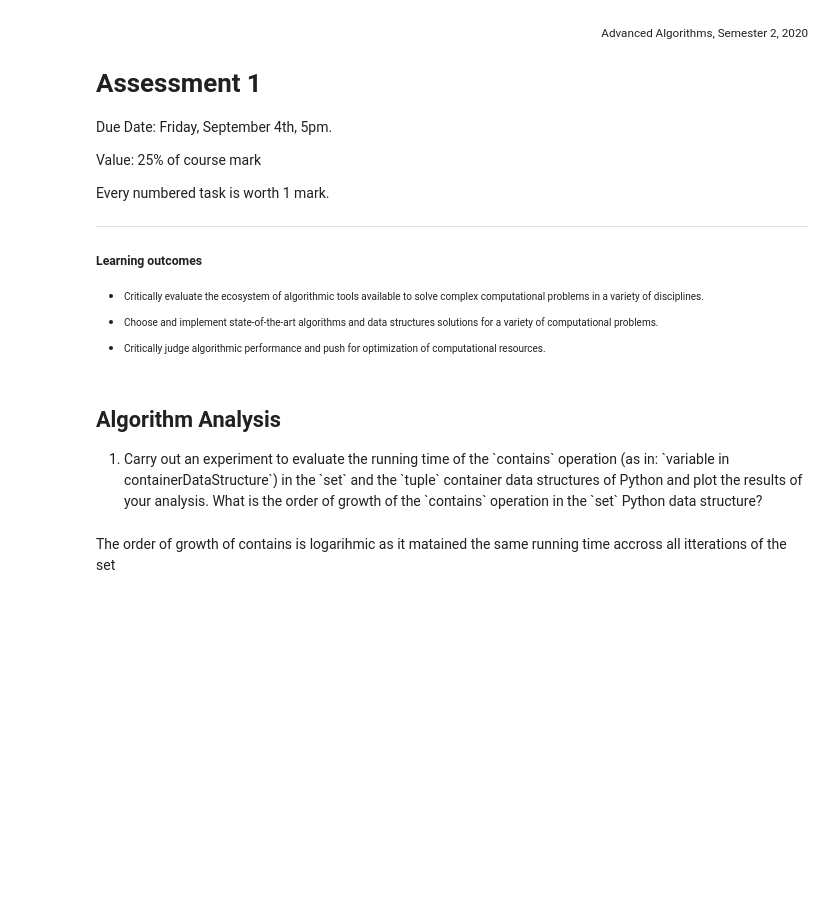
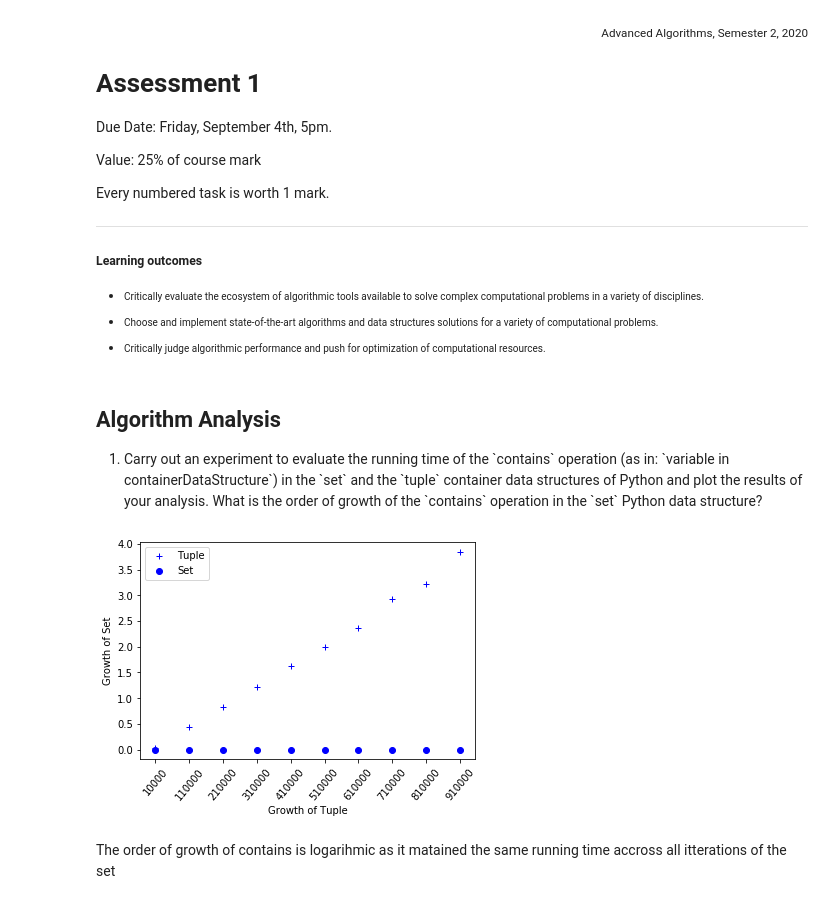
Before and after one commit to Marrnj2/A-DFirstAssesment, a Jupyter notebook: _Assessment1/assessment1.ipynb, the cells around one changed output. Cells and saved outputs as stored; diff of their text form; code cells hidden in the pictures; blank space fills up the shorter version.

```diff
--- a/_Assessment1/assessment1.ipynb
+++ b/_Assessment1/assessment1.ipynb
@@ -26,41 +26,36 @@ Every numbered task is worth 1 mark.
 Carry out an experiment to evaluate the running time of the `contains` operation (as in: `variable in containerDataStructure`) in the `set` and the `tuple` container data structures of Python and plot the results of your analysis. What is the order of growth of the `contains` operation in the `set` Python data structure?
 </li></ol>
 # %%
-%matplotlib inline
 import timeit
 import random
 import matplotlib.pyplot as plt
 
+listSizeStart = 10000
+listSizeEnd = 1000001
+stepSize = 100000
 pzList = []
 ptList = []
 
-print('{:>12} {:>12} {:>12}'.format('size','tuple','set'))
-listSizeStart = 10000
-listSizeEnd = 1000001
-stepSize = 100000
-number = 10000
 for i in range(listSizeStart,listSizeEnd,stepSize):
-    t = timeit.Timer()
-    x = tuple(range(i)) #Create a tuple with values of I
-    tuple_time = t.timeit(number) # Looks for number in tuple
-    pzList.append(tuple_time)
+    t = timeit.Timer("random.randrange(%d) in x"%i,"from __main__ import random,x")
     x = set(range(i)) #Create a set
-    set_time = t.timeit(number) # Looks for number in set
-    ptList.append(set_time)
-
-    print("%12d,%12.3f,%12.3f" % (i, tuple_time, set_time))
-
-
+    lst_time = t.timeit(number=1000)
+    pzList.append(lst_time)
+    x = tuple(range(i)) #Create a Tuple
+    d_time = t.timeit(number=1000)
+    ptList.append(d_time)
 # b+ is for "blue cross"
-plt.plot(range(listSizeStart,listSizeEnd,stepSize), ptList, 'b+', label='set')
+plt.plot(range(listSizeStart,listSizeEnd,stepSize), ptList, 'b+', label='Tuple')
 # "bo" is for "blue dot"
-plt.plot(range(listSizeStart,listSizeEnd,stepSize), pzList, 'bo', label='tuple')
-plt.ylabel('Time (in seconds) to to complete contains operation')
-plt.xlabel('Size of list or dictionary')
+plt.plot(range(listSizeStart,listSizeEnd,stepSize), pzList, 'bo', label='Set')
+plt.ylabel('Growth of Set')
+plt.xlabel('Growth of Tuple')
 plt.legend()
 plt.xticks(range(listSizeStart,listSizeEnd,stepSize))
 plt.xticks(rotation=50)
 plt.show()
+# %% [output]
+[figure, added]
 # %% [markdown]
 The order of growth of contains is logarihmic as it matained the same running time accross all itterations of the set
 # %% [markdown]
```
Also changed, not shown: parts of 25 cells of this notebook.
